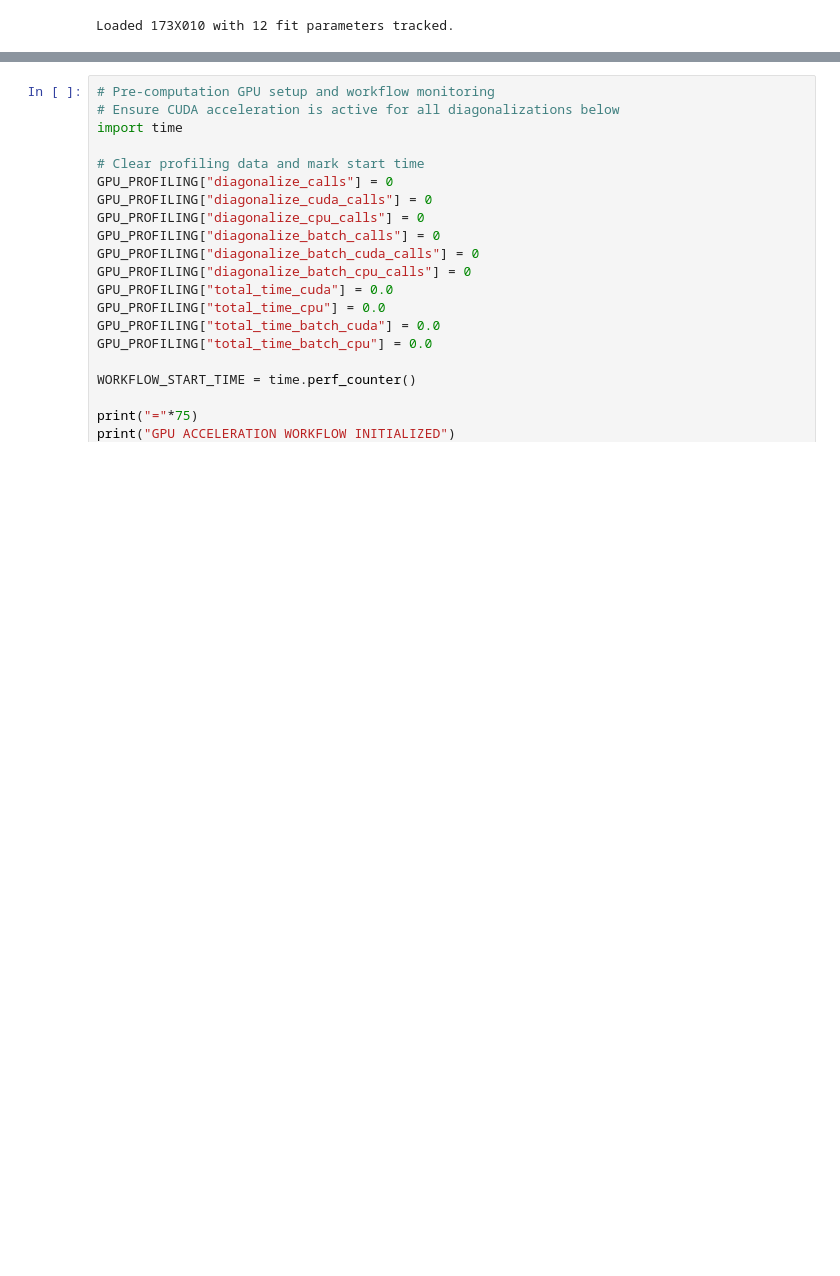
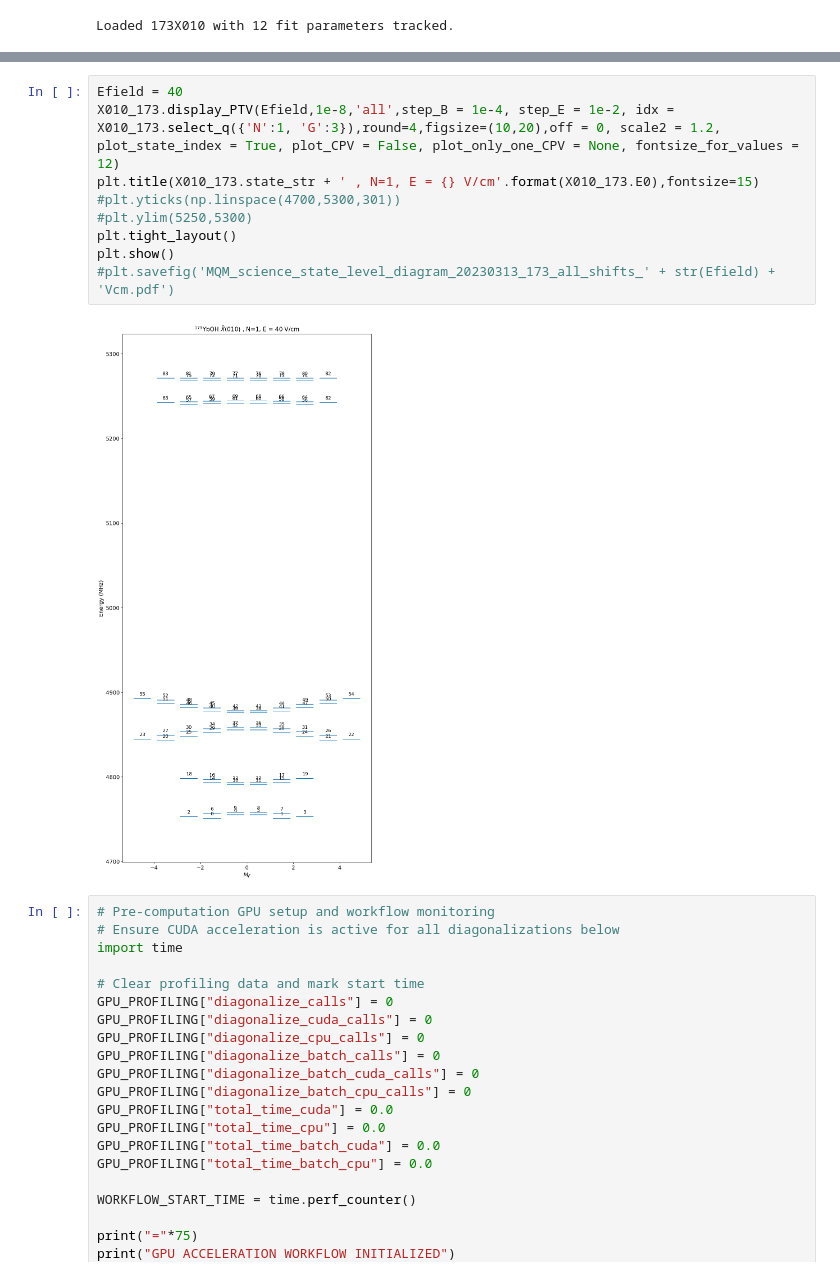
Before and after one commit to YuikiTakahashi/Molecule_spectrum_prediction, a Jupyter notebook: 173_prediction_Nov2025.ipynb, the cells around one changed output, grey strips where cells are left out. Saved outputs shown, nothing was run; the diff lists cells and outputs as text; blank space fills up the shorter version.

Commit message:
state indicies specified

```diff
--- a/173_prediction_Nov2025.ipynb
+++ b/173_prediction_Nov2025.ipynb
@@ -371,3 +391,14 @@ Loaded 173X010 with 12 fit parameters tracked.
+# %%
+Efield = 40
+X010_173.display_PTV(Efield,1e-8,'all',step_B = 1e-4, step_E = 1e-2, idx = X010_173.select_q({'N':1, 'G':3}),round=4,figsize=(10,20),off = 0, scale2 = 1.2, plot_state_index = True, plot_CPV = False, plot_only_one_CPV = None, fontsize_for_values = 12)
+plt.title(X010_173.state_str + ' , N=1, E = {} V/cm'.format(X010_173.E0),fontsize=15)
+#plt.yticks(np.linspace(4700,5300,301))
+#plt.ylim(5250,5300)
+plt.tight_layout()
+plt.show()
+#plt.savefig('MQM_science_state_level_diagram_20230313_173_all_shifts_' + str(Efield) + 'Vcm.pdf')
+# %% [output]
+[figure, added]
 # %%
 # Pre-computation GPU setup and workflow monitoring
 # Ensure CUDA acceleration is active for all diagonalizations below
```
Also changed, not shown: parts of 15 cells of this notebook, 3 other files.
